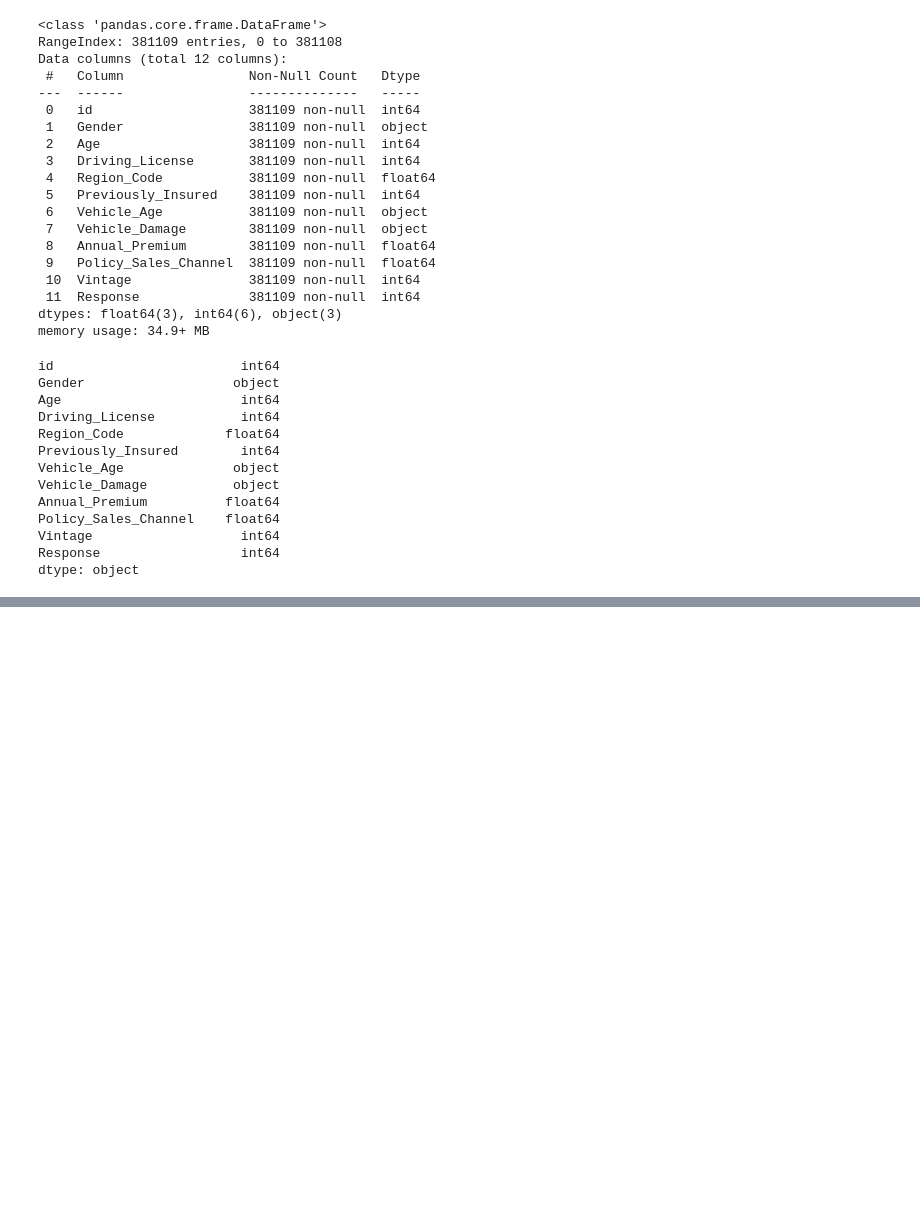
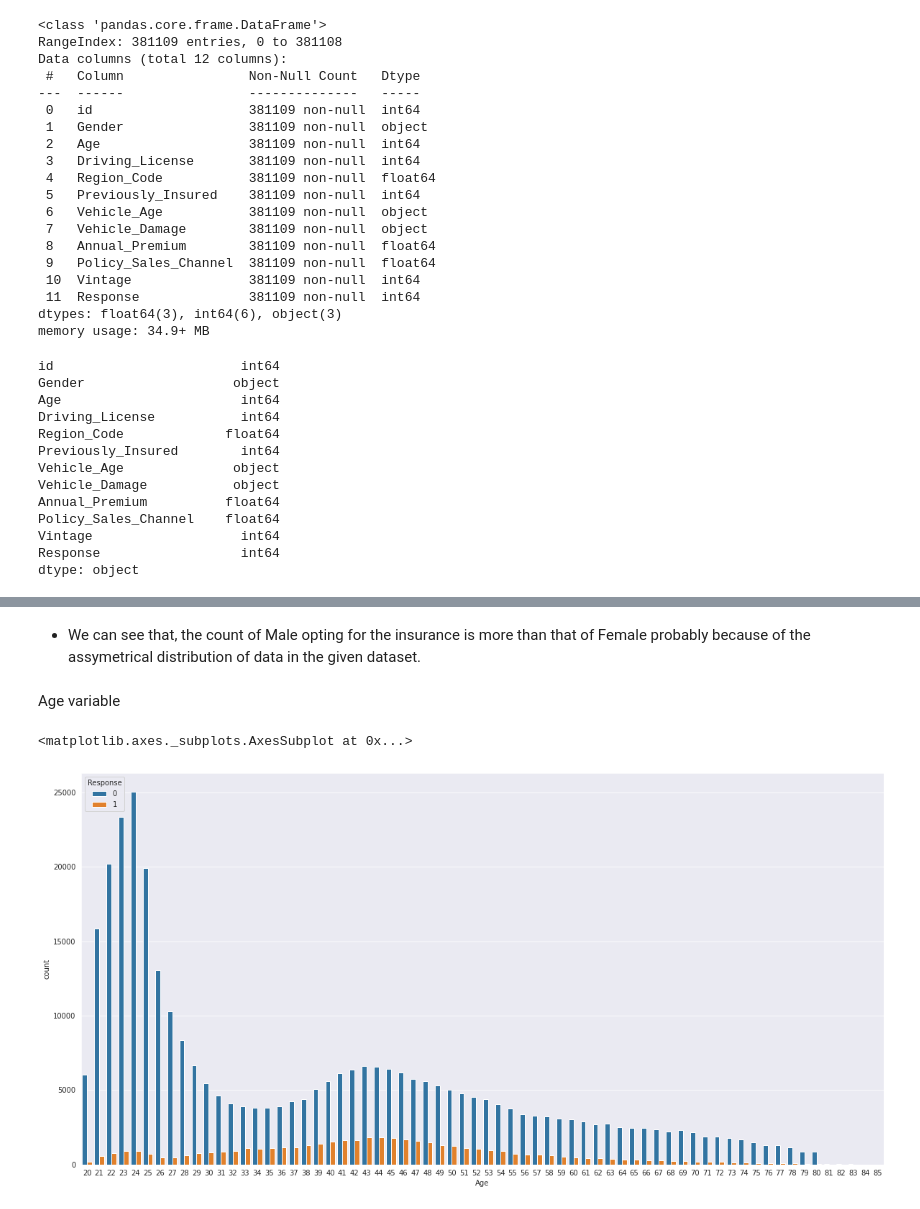
Before and after one commit to LikhithRam/Insurance-cross-sell, a Jupyter notebook: All_stars_ML_Health_insurance_cross_sell.ipynb, the cells around one changed output, grey strips where cells are left out. Drawn from its saved outputs; the diff is of its cells as text; code cells hidden in the pictures; blank space fills up the shorter version.

```diff
--- a/All_stars_ML_Health_insurance_cross_sell.ipynb
+++ b/All_stars_ML_Health_insurance_cross_sell.ipynb
@@ -140,0 +225,10 @@ dtype: object
+# %% [markdown]
+- We can see that, the count of Male opting for the insurance is more than that of Female probably because of the assymetrical distribution of data in the given dataset.
+# %% [markdown]
+Age variable
+# %%
+plt.figure(figsize=(20,10))
+sns.countplot(x='Age',hue='Response',data=df)
+# %% [output]
+<matplotlib.axes._subplots.AxesSubplot at 0x...>
+[figure, added]
```
Also changed, not shown: parts of 15 cells of this notebook.
